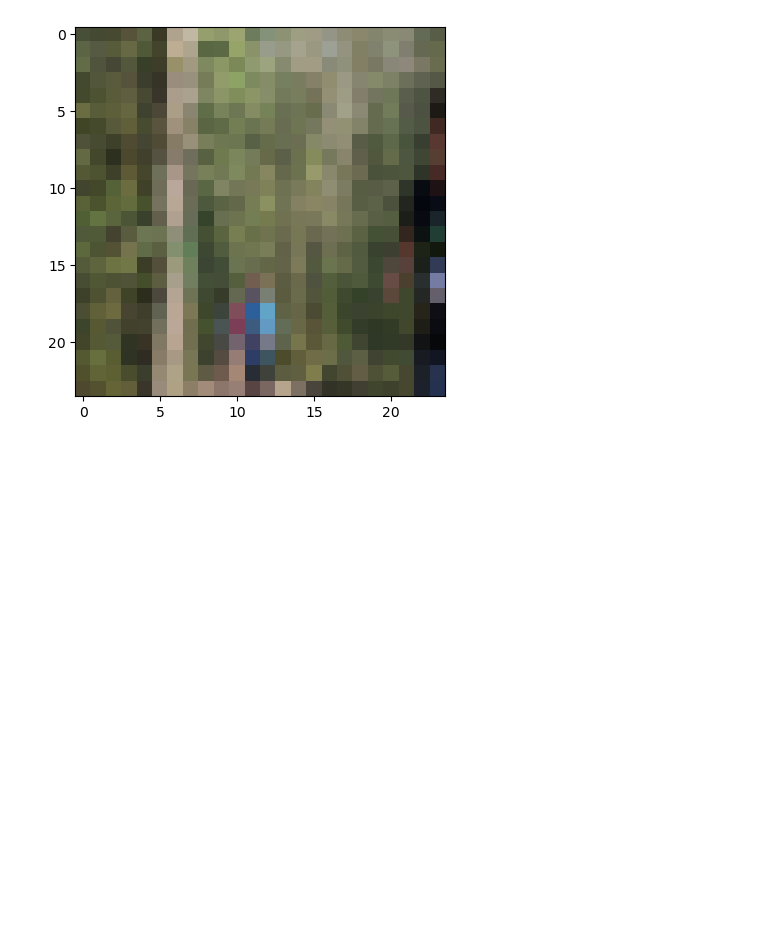
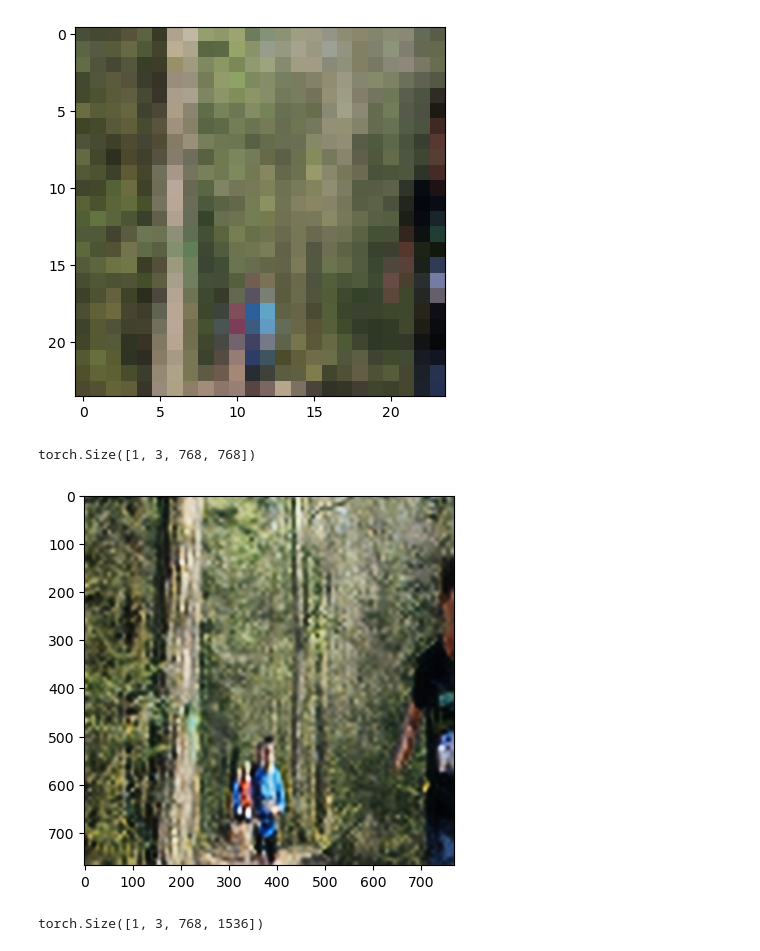
Before and after one commit to DanielPlatnick/GANs_for_upsampling_in_deep_ISR, a Jupyter notebook: super_resolution.ipynb, the cells around one changed output. Drawn from its saved outputs; the diff is of its cells as text; code cells hidden in the pictures; blank space fills up the shorter version.

Commit message:
Added predicted images on bicubic

```diff
--- a/super_resolution.ipynb
+++ b/super_resolution.ipynb
@@ -33,8 +33,8 @@ device
 # %% [output]
 device(type='cuda')
 # %%
-UPSCALE_FACTOR = 4
-CROP_SIZE = 24
+UPSCALE_FACTOR = 8
+CROP_SIZE = 96
 N_EPOCHS = 5
 # %%
 mean = np.array([0.485, 0.456, 0.406])
@@ -176,3 +176,50 @@ plt.show()
 img = Image.open("data/original/train/image_0.jpg")
 
 # crop 24 by 24 from left to right and
+# %%
+netG.load_state_dict(torch.load("bicubic_22_epochs.pth", map_location=device))
+netG.eval()
+# predict the model
+
+img = Image.open("data/original/train/image_0.jpg")
+# resize the image to 96x96
+img = img.resize((96, 96), Image.BICUBIC)
+
+# convert to tensor
+img = ToTensor()(img)
+
+# predict
+
+img = torch.unsqueeze(img, 0)
+img = img.to(device)
+predicted = netG(img)
+
+#  show the image
+print(predicted.shape)
+
+plt.imshow(predicted.squeeze(0).detach().cpu().permute(1, 2, 0))
+plt.show()
+# %% [output]
+torch.Size([1, 3, 768, 768])
+[figure, added]
+# %%
+img = Image.open("data/original/train/image_0.jpg")
+# resize the image to 96x96
+img = img.resize((192, 96), Image.BICUBIC)
+
+# convert to tensor
+img = ToTensor()(img)
+
+# predict
+
+img = torch.unsqueeze(img, 0)
+img = img.to(device)
+predicted = netG(img)
+
+#  show the image
+print(predicted.shape)
+
+# save image to predicted folder
+plt.imsave("predicted/image_0.jpg", predicted.squeeze(0).detach().cpu().permute(1, 2, 0).numpy())
+# %% [output]
+torch.Size([1, 3, 768, 1536])
```
Also changed, not shown: 1 other file.
